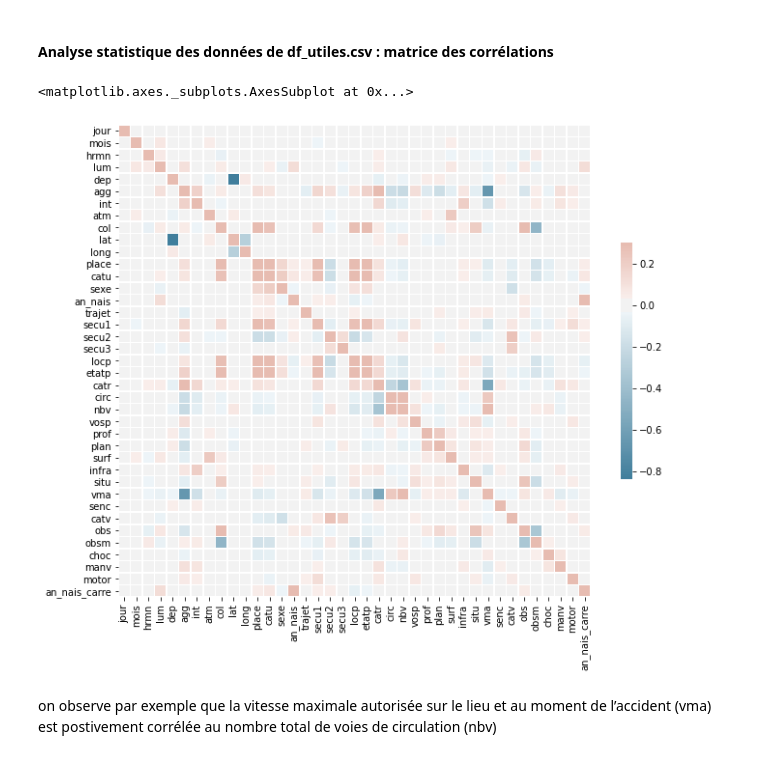
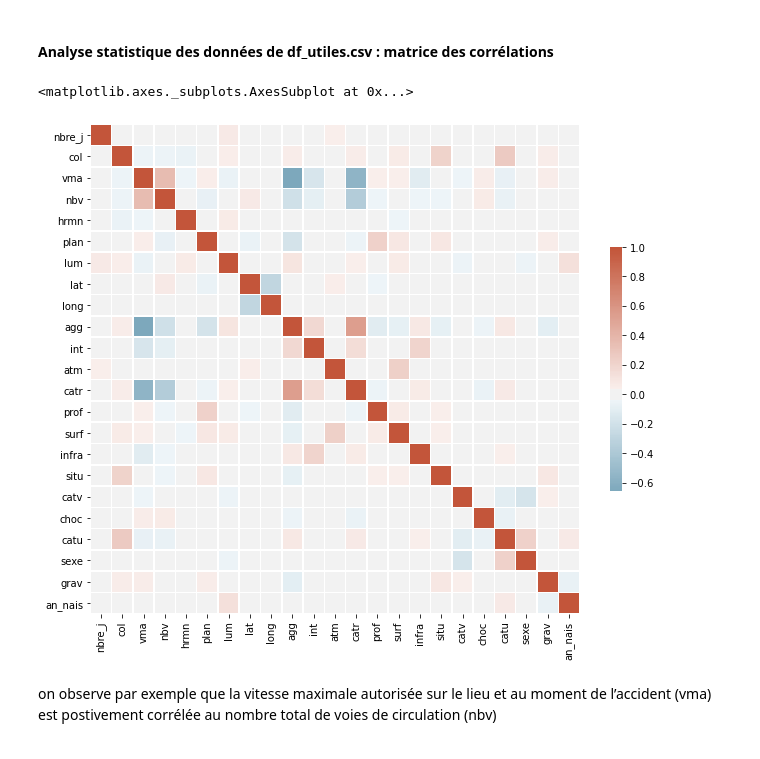
Before and after one commit to helene-78/Accidents, a Jupyter notebook: Projet_complet.ipynb, the cells around one changed output. Cells and saved outputs as stored; diff of their text form; code cells hidden in the pictures.

```diff
--- a/Projet_complet.ipynb
+++ b/Projet_complet.ipynb
@@ -266,12 +299,14 @@ Les usagers impliqués dans les accidents de la route en 2019 sont à 68% des ho
 # %% [markdown]
 #### Analyse statistique des données de df_utiles.csv : matrice des corrélations
 # %%
-correl = df_utiles.drop(['an', 'grav'], axis=1).corr()
+variables_observees = ['nbre_j','col','vma', 'nbv', 'hrmn','plan', 'lum', 'lat', 'long', 'agg', 'int', 'atm', 'catr', 'prof', 'surf', 'infra', 'situ', 'catv', 'choc', 'catu', 'sexe', 'grav', 'an_nais']
+
+correl = df_utiles[variables_observees].corr()
 f, ax = plt.subplots(figsize=(11, 9))
 cmap = sns.diverging_palette(230, 20, as_cmap=True)
-sns.heatmap(correl, cmap=cmap, vmax=.3, center=0, square=True, linewidths=.5, cbar_kws={"shrink": .5})
+sns.heatmap(correl, cmap=cmap, center=0, square=True, linewidths=.5, cbar_kws={"shrink": .5})
 # %% [output]
 <matplotlib.axes._subplots.AxesSubplot at 0x...>
-[figure, old version]
+[figure, new version]
 # %% [markdown]
 on observe par exemple que la vitesse maximale autorisée sur le lieu et au moment de l’accident (vma) est postivement corrélée au nombre total de voies de circulation (nbv)
```
Also changed, not shown: parts of 44 cells of this notebook, 5 other files.
